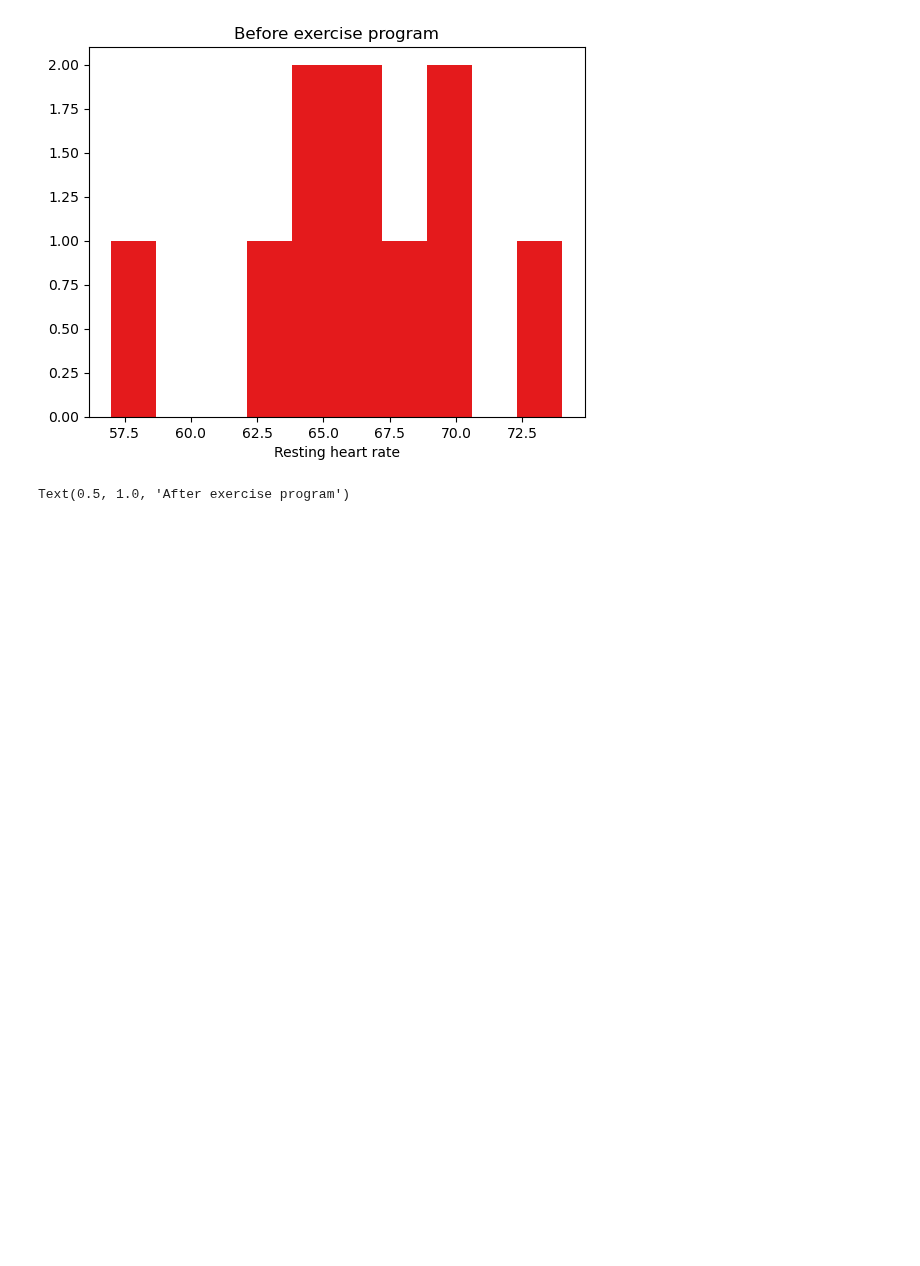
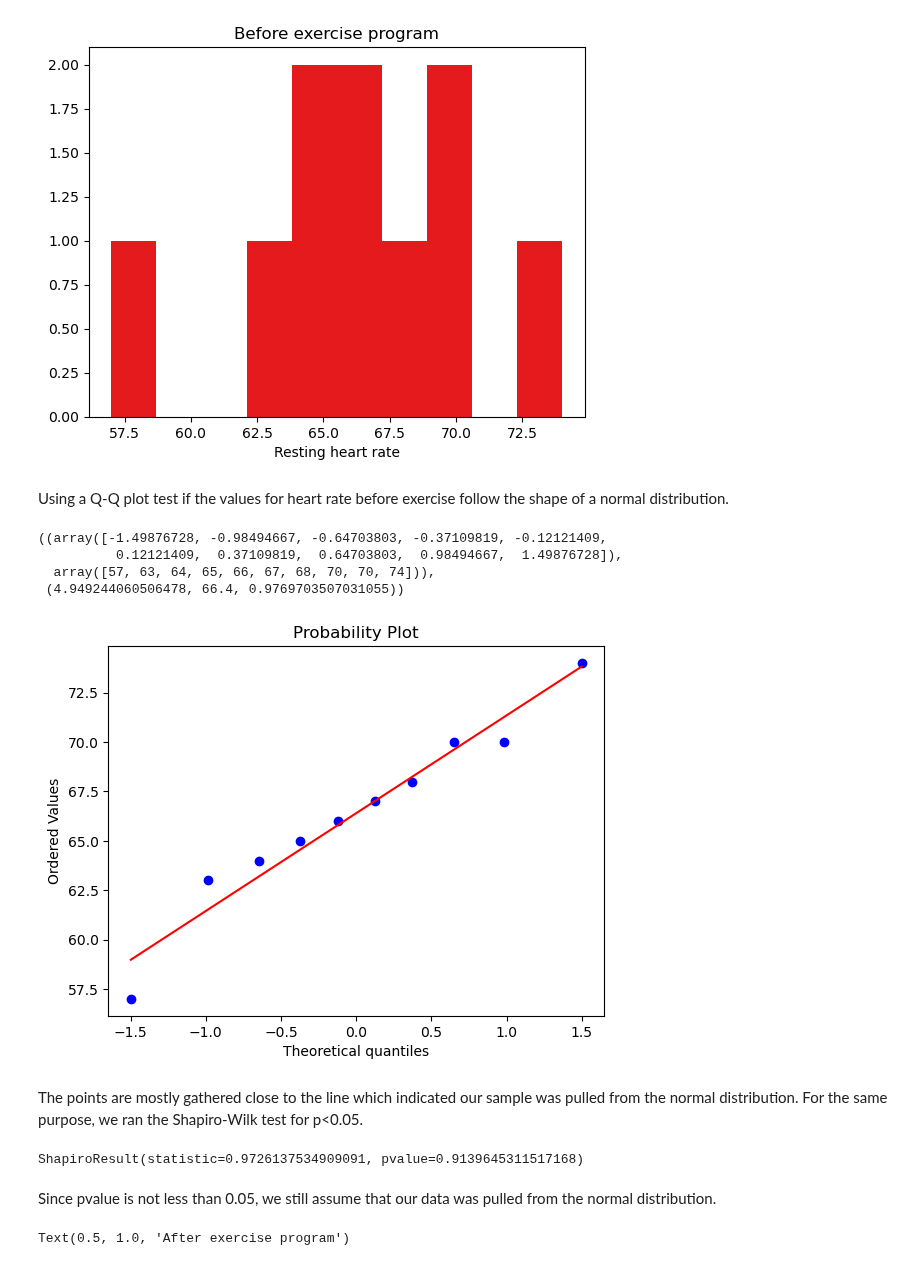
Before and after one commit to Tanja888/applied_statistics, a Jupyter notebook: tasks.ipynb, the cells around one changed output. Cells and saved outputs as stored; diff of their text form; code cells hidden in the pictures; blank space fills up the shorter version.

Commit message:
Testing the normality and adding explanation to the t-test task

```diff
--- a/tasks.ipynb
+++ b/tasks.ipynb
@@ -352,6 +352,27 @@ plt.title("Before exercise program")
 # %% [output]
 Text(0.5, 1.0, 'Before exercise program')
 [figure]
+# %% [markdown]
+Using a Q-Q plot test if the values for heart rate before exercise follow the shape of a normal distribution.
+# %%
+fig, ax = plt.subplots()
+
+# Q-Q plot
+stats.probplot(rate_before_exercise, dist='norm', plot=ax)
+# %% [output]
+((array([-1.49876728, -0.98494667, -0.64703803, -0.37109819, -0.12121409,
+          0.12121409,  0.37109819,  0.64703803,  0.98494667,  1.49876728]),
+  array([57, 63, 64, 65, 66, 67, 68, 70, 70, 74])),
+ (4.949244060506478, 66.4, 0.9769703507031055))
+[figure, added]
+# %% [markdown]
+The points are mostly gathered close to the line which indicated our sample was pulled from the normal distribution. For the same purpose, we ran the Shapiro-Wilk test for p<0.05.
+# %%
+stats.shapiro(rate_before_exercise)
+# %% [output]
+ShapiroResult(statistic=0.9726137534909091, pvalue=0.9139645311517168)
+# %% [markdown]
+Since pvalue is not less than 0.05, we still assume that our data was pulled from the normal distribution.
 # %%
 # Plot a heart rate after exercise from the array values
 plt.hist(rate_after_exercise, color='#377eb8')
```
Also changed, not shown: parts of 17 cells of this notebook.
